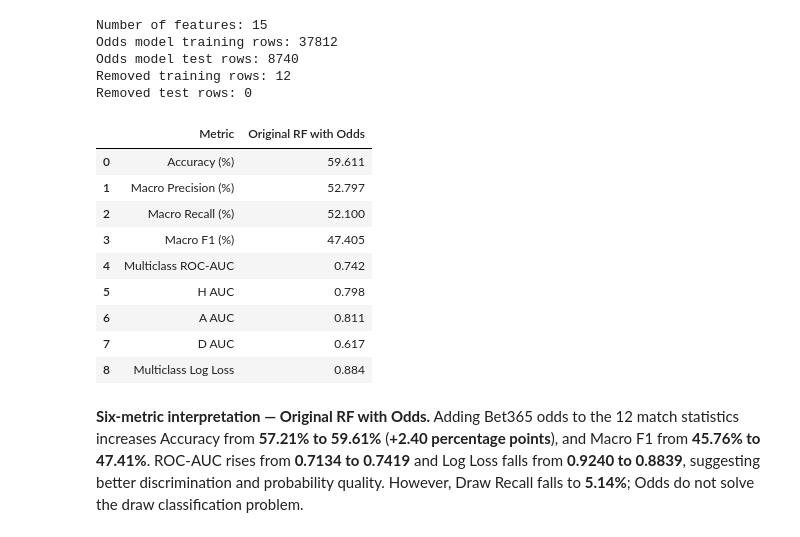
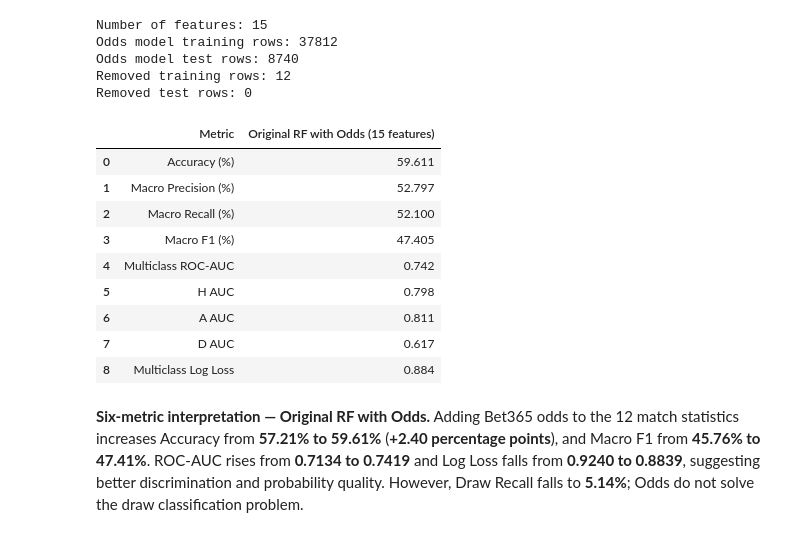
Before and after one commit to MichaelTM15/Sprint-1, a Jupyter notebook: report/3.RandomForest Report .ipynb, the cells around one changed output. Saved outputs shown, nothing was run; the diff lists cells and outputs as text; code cells hidden in the pictures.

```diff
--- a/report/3.RandomForest Report .ipynb
+++ b/report/3.RandomForest Report .ipynb
@@ -1005,106 +1001,35 @@ Odds model test rows: 8740
 Removed training rows: 12
 Removed test rows: 0
 # %%
-import numpy as np
-import pandas as pd
-from IPython.display import display
-from sklearn.metrics import (
-    accuracy_score,
-    precision_score,
-    recall_score,
-    f1_score,
-    roc_auc_score,
-    log_loss
-)
+
 from sklearn.ensemble import RandomForestClassifier
 from sklearn.metrics import accuracy_score, f1_score
 
 # Create Random Forest with betting odds
 rf_odds = RandomForestClassifier(
     n_estimators=200,
     max_depth=12,
     random_state=42,
     n_jobs=-1
 )
 
 # Train on lower-league matches
 rf_odds.fit(X_train_odds, y_train_odds)
 
 # Predict Premier League outcomes
 y_pred_odds = rf_odds.predict(X_test_odds)
 
 # Evaluate the model
 odds_accuracy = accuracy_score(y_test_odds, y_pred_odds)
 odds_macro_f1 = f1_score(
     y_test_odds,
     y_pred_odds,
     average="macro"
 )
 
-
-# Original Random Forest with Odds
-# Evaluation with H, A, D AUC
-# Use the trained Original RF with Odds
-clf = rf_odds
-X = X_test_odds
-y = y_test_odds
-
-pred = clf.predict(X)
-proba = clf.predict_proba(X)
-classes = list(clf.classes_)
-
-# Calculate AUC for H, A and D
-class_auc = {}
-
-for cls in ["H", "A", "D"]:
-    y_binary = (np.asarray(y) == cls).astype(int)
-
-    class_auc[cls] = roc_auc_score(
-        y_binary,
-        proba[:, classes.index(cls)]
-    )
-
-# Model evaluation
-original_odds_metrics = {
-    "Accuracy (%)": accuracy_score(y, pred) * 100,
-
-    "Macro Precision (%)": precision_score(
-        y, pred, average="macro", zero_division=0
-    ) * 100,
-
-    "Macro Recall (%)": recall_score(
-        y, pred, average="macro", zero_division=0
-    ) * 100,
-
-    "Macro F1 (%)": f1_score(
-        y, pred, average="macro", zero_division=0
-    ) * 100,
-
-    "Multiclass ROC-AUC": roc_auc_score(
-        y, proba,
-        labels=clf.classes_,
-        multi_class="ovr",
-        average="macro"
-    ),
-
-    "H AUC": class_auc["H"],
-    "A AUC": class_auc["A"],
-    "D AUC": class_auc["D"],
-
-    "Multiclass Log Loss": log_loss(
-        y, proba, labels=clf.classes_
-    )
-}
-
-# Display with 3 decimal places
-results = pd.DataFrame({
-    "Metric": list(original_odds_metrics.keys()),
-    "Original RF with Odds": list(original_odds_metrics.values())
-})
-
-display(results.round(3))
+show_six_metrics("Original RF with Odds (15 features)", rf_odds, X_test_odds, y_test_odds);
 # %% [output]
-|  | Metric | Original RF with Odds |
+|  | Metric | Original RF with Odds (15 features) |
 | 0 | Accuracy (%) | 59.611 |
 | 1 | Macro Precision (%) | 52.797 |
 | 2 | Macro Recall (%) | 52.100 |
```
Also changed, not shown: parts of 11 cells of this notebook.
